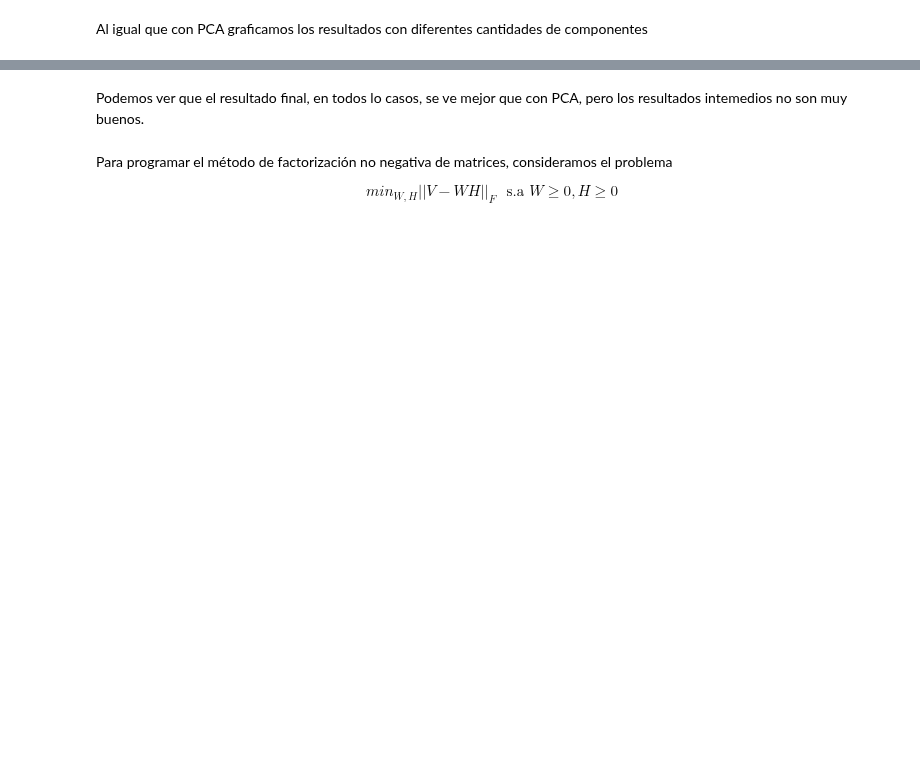
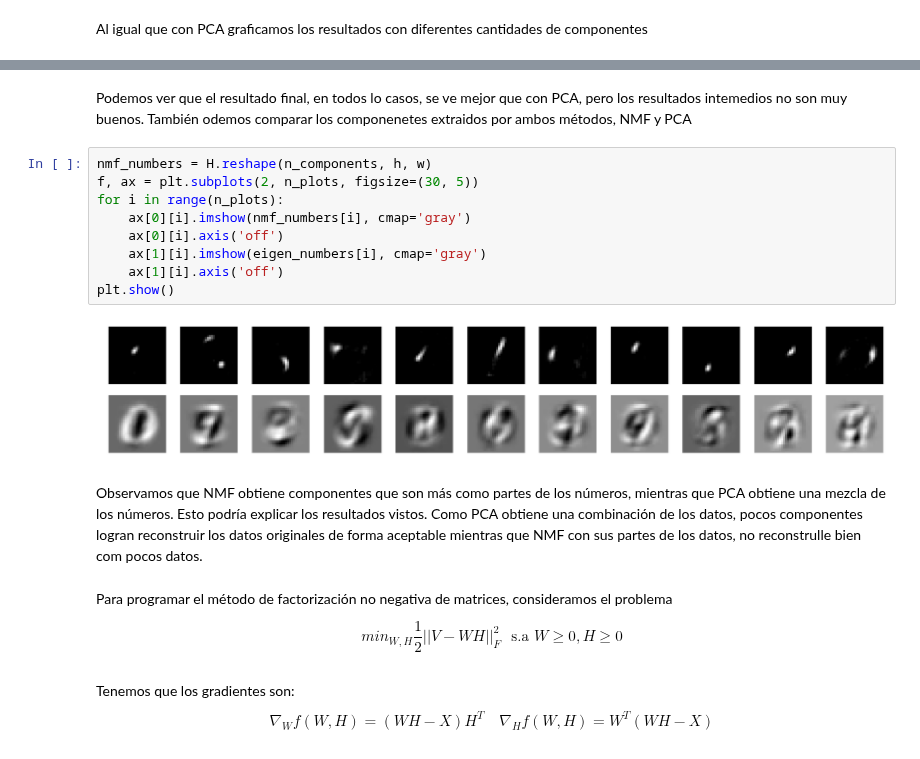
Before and after one commit to nottu/nottu-notes, a Jupyter notebook: MachineLearning/tarea_5_javier_peralta.ipynb, the cells around one changed output, grey strips where cells are left out. Saved outputs shown, nothing was run; the diff lists cells and outputs as text; blank space fills up the shorter version.

```diff
--- a/MachineLearning/tarea_5_javier_peralta.ipynb
+++ b/MachineLearning/tarea_5_javier_peralta.ipynb
@@ -105,6 +107,22 @@ for k in range(10):
 # %% [markdown]
-Podemos ver que el resultado final, en todos lo casos, se ve mejor que con PCA, pero los resultados intemedios no son muy buenos.
+Podemos ver que el resultado final, en todos lo casos, se ve mejor que con PCA, pero los resultados intemedios no son muy buenos. También odemos comparar los componenetes extraidos por ambos métodos, NMF y PCA
+# %%
+nmf_numbers = H.reshape(n_components, h, w)
+f, ax = plt.subplots(2, n_plots, figsize=(30, 5))
+for i in range(n_plots):
+    ax[0][i].imshow(nmf_numbers[i], cmap='gray')
+    ax[0][i].axis('off')
+    ax[1][i].imshow(eigen_numbers[i], cmap='gray')
+    ax[1][i].axis('off')
+plt.show()
+# %% [output]
+[figure, added]
+# %% [markdown]
+Observamos que NMF obtiene componentes que son más como partes de los números, mientras que PCA obtiene una mezcla de los números. Esto podría explicar los resultados vistos. Como PCA obtiene una combinación de los datos, pocos componentes logran reconstruir los datos originales de forma aceptable mientras que NMF con sus partes de los datos, no reconstrulle bien com pocos datos.
 # %% [markdown]
 Para programar el método de factorización no negativa de matrices, consideramos el problema
 
-$$ min_{W, H} ||V - WH||_F \,\,\,\, \text{s.a} \,\, W \geq 0 , H \geq 0 $$
+$$ min_{W, H} \frac{1}{2}||V - WH||_F^2 \,\,\,\, \text{s.a} \,\, W \geq 0 , H \geq 0 $$
+# %% [markdown]
+Tenemos que los gradientes son:
+$$ \nabla_Wf(W,H) = (WH-X)H^T \,\,\,\,\,\, \nabla_Hf(W,H)=W^T(WH-X) $$
```
Also changed, not shown: parts of 11 cells of this notebook.
